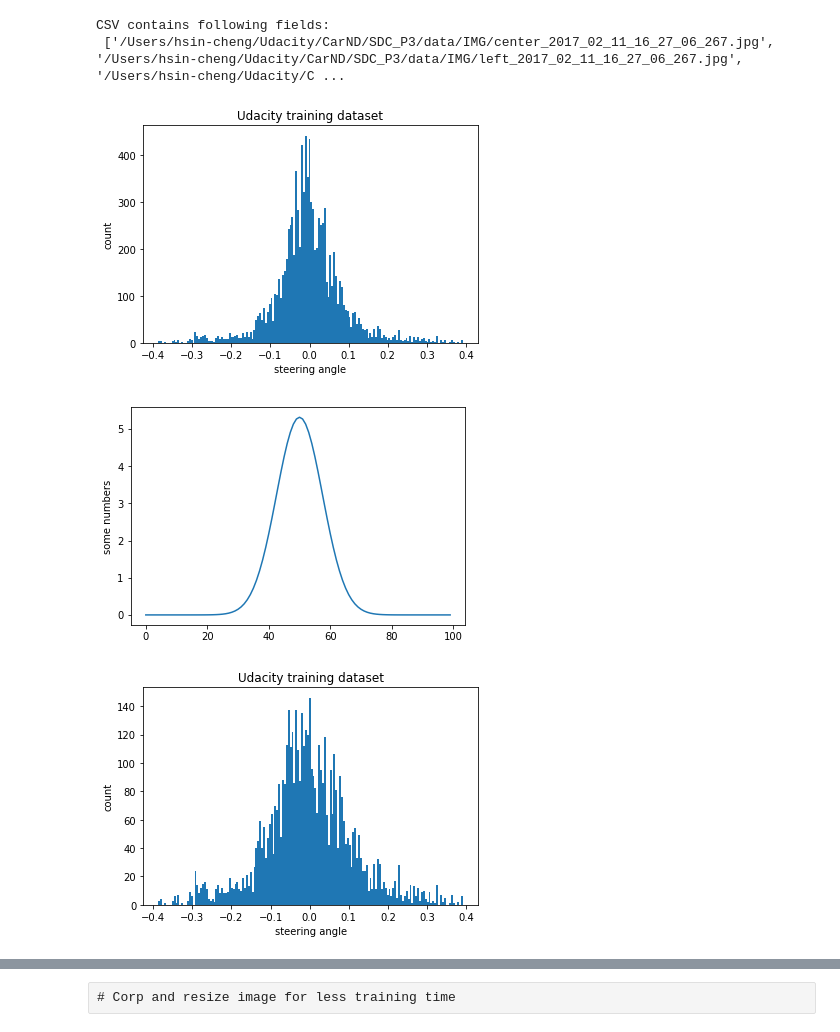
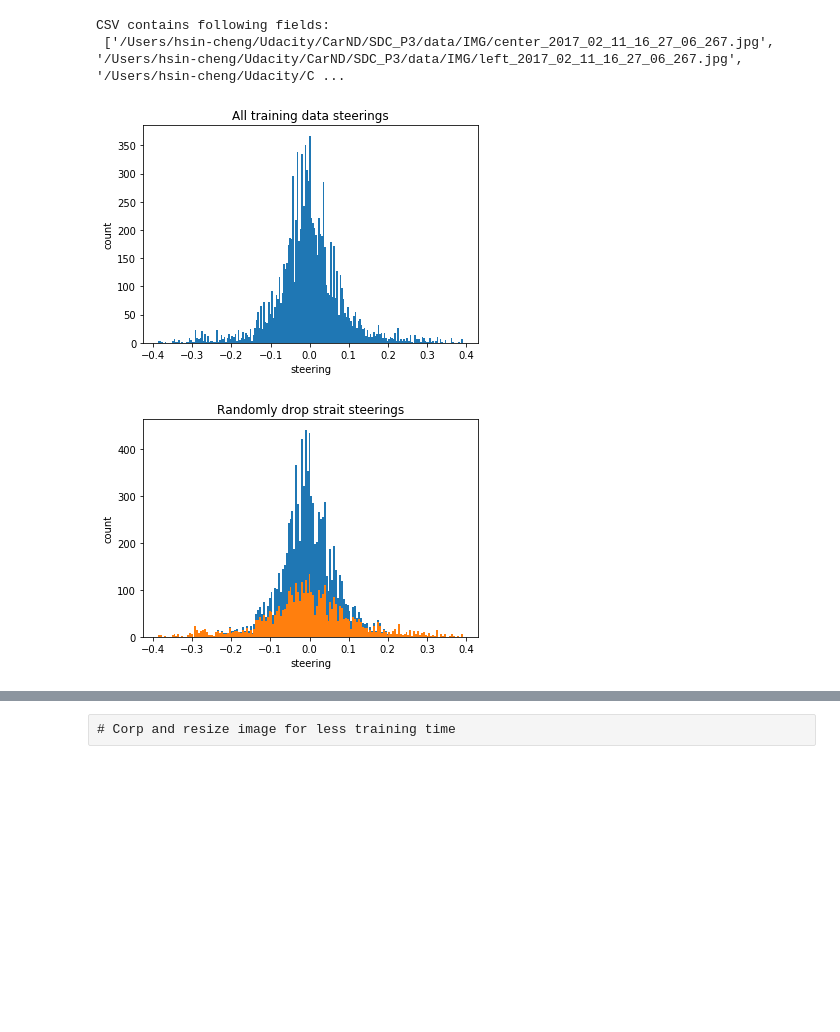
Before and after one commit to olala7846/Behavioral-Cloning, a Jupyter notebook: Analyse Project 3 data.ipynb, the cells around one changed output, grey strips where cells are left out. Drawn from its saved outputs; the diff is of its cells as text; code cells hidden in the pictures; blank space fills up the shorter version.

Commit message:
Observe data with ipython notebook

```diff
--- a/Analyse Project 3 data.ipynb
+++ b/Analyse Project 3 data.ipynb
@@ -15,59 +15,67 @@ import random
 %matplotlib inline
 
 # Inspect training data
-image_urls = []
-left_urls = []
-right_urls = []
-angles = []
+left_images = []
+center_images = []
+right_images = []
+steerings = []
 with open('./data/driving_log.csv', 'r') as f:
     csv_reader = csv.reader(f, skipinitialspace=True)
     headers = next(csv_reader)
     print('CSV contains following fields:\n', headers)
     for row in csv_reader:
-        (img_center, img_left, img_right,
-         angle, throttle, break_, speed,) = row
-        # TODO(Olala): use data from multiple cameras
-        image_urls.append(img_center)
-        left_urls.append(img_left)
-        right_urls.append(img_right)
-        angles.append(float(angle))
+        (center, left, right, steering,
+         throttle, brake, speed) = row
+        left_images.append(left)
+        center_images.append(center)
+        right_images.append(right)
+
+        steerings.append(float(steering))
 
 # draw histogram
-plt.hist(angles, bins=160)
-plt.title('Udacity training dataset')
+plt.hist(steerings, bins=200)
+plt.title('All training data steerings')
 plt.ylabel('count')
-plt.xlabel('steering angle')
+plt.xlabel('steering')
 plt.show()
 # %% [output]
 CSV contains following fields:
  ['/Users/hsin-cheng/Udacity/CarND/SDC_P3/data/IMG/center_2017_02_11_16_27_06_267.jpg', '/Users/hsin-cheng/Udacity/CarND/SDC_P3/data/IMG/left_2017_02_11_16_27_06_267.jpg', '/Users/hsin-cheng/Udacity/C ...
-[figure, old version]
+[figure, new version]
 # %%
 
 from math import e, sqrt, pi
 
-dropped_angles = []
-def gauss(x, mu=0, sigma=0.075):
-    a = 1/(sigma*sqrt(2*pi))
-    return a*e**(-0.5*(float(x-mu)/sigma)**2)
-numbs = [gauss(x * 0.01) for x in range(-50, 50)]
-h = gauss(0)
-plt.plot(numbs)
-plt.ylabel('some numbers')
-plt.show()
+dropped_steerings = []
 
-for angle in angles:
-    if random.random() < gauss(angle) *2 / (h*3):
+def gaussian_dropper(mu=0, sigma=0.1, drop_rate=0.5):
+    def gauss(x, mu=mu, sigma=sigma):
+        a = 1/(sigma*sqrt(2*pi))
+        gauss = a*e**(-0.5*(float(x-mu)/sigma)**2)
+        return gauss
+
+    max_gauss = gauss(mu)
+    def dropper(steering, drop_rate=drop_rate):
+        steering_drop_rate = drop_rate * gauss(steering)/max_gauss
+        return random.random() < steering_drop_rate
+
+    return dropper
+
+
+should_drop = gaussian_dropper(drop_rate=0.7)
+
+for steering in steerings:
+    if should_drop(steering):
         continue
     else:
-        dropped_angles.append(angle)
+        dropped_steerings.append(steering)
 
-# draw histogram
-plt.hist(dropped_angles, bins=160)
-plt.title('Udacity training dataset')
+bins = 160
+plt.hist(steerings, bins, label='orig')
+plt.hist(dropped_steerings, bins, label='dropped')
+plt.title('Randomly drop strait steerings')
 plt.ylabel('count')
-plt.xlabel('steering angle')
+plt.xlabel('steering')
 plt.show()
 # %% [output]
-[figure, old version]
+[figure, new version]
-[figure, removed]
```
Also changed, not shown: parts of 6 cells of this notebook.
